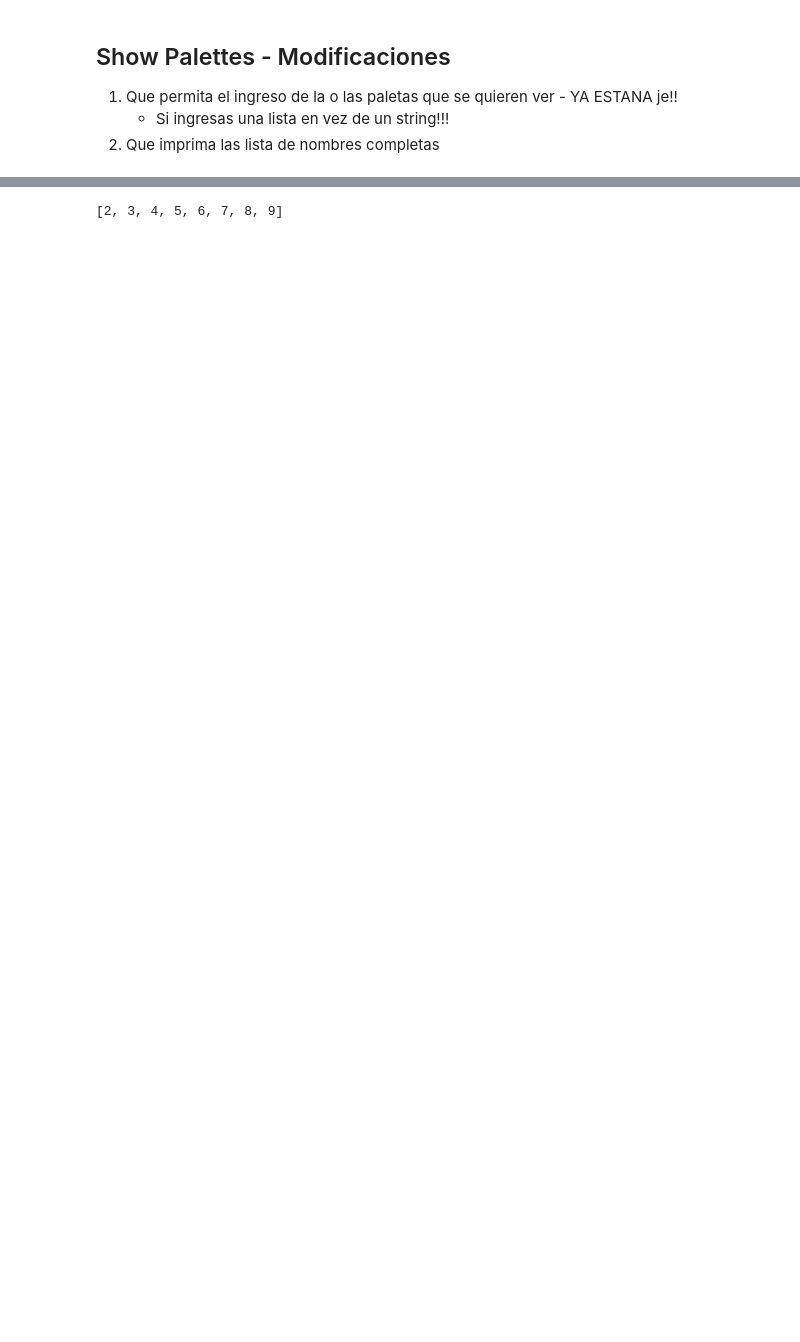
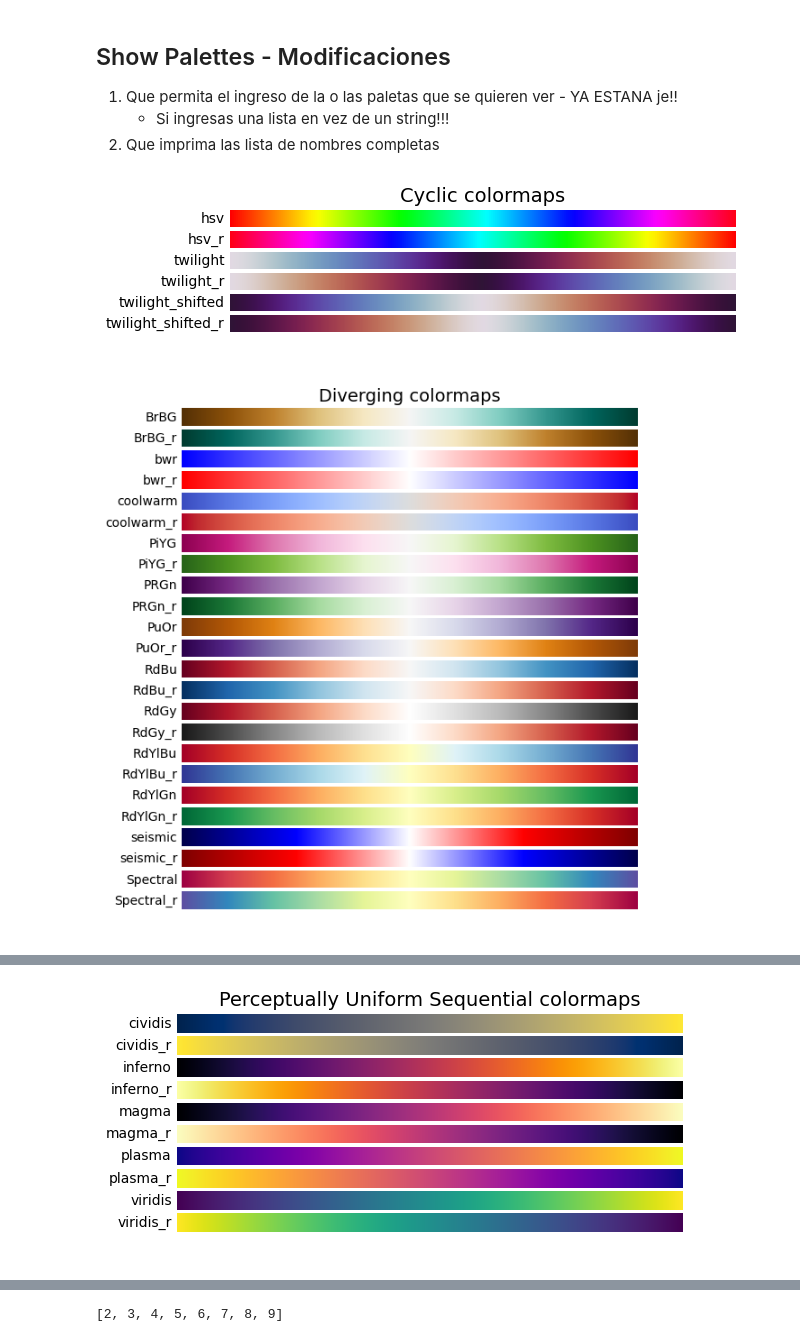
Before and after one commit to jmonti-gh/jm_utils, a Jupyter notebook: des/plt_colors.ipynb, the cells around one changed output, grey strips where cells are left out. Drawn from its saved outputs; the diff is of its cells as text; code cells hidden in the pictures; blank space fills up the shorter version.

```diff
--- a/des/plt_colors.ipynb
+++ b/des/plt_colors.ipynb
@@ -60,0 +176,36 @@ Divergentes:
+# %%
+# Sequential full
+more = ['spring', 'summer', 'winter', 'hot', 'afmhot', 'copper', 'gist_heat', 'binary', 'gist_yarg', 'gist_gray', 'gray', 'bone', 'pink']
+seq1 = ['viridis', 'plasma', 'inferno', 'magma', 'cividis', 'Greys', 'Purples', 'Blues', 'Greens', 'Oranges', 'Reds', 'YlOrBr', 'YlOrRd',
+        'OrRd', 'PuRd', 'RdPu', 'BuPu', 'GnBu', 'PuBu', 'YlGnBu', 'PuBuGn', 'BuGn', 'YlGn']
+seq2 = ['autumn', 'binary', 'Blues', 'brg', 'BuPu', 'cividis', 'cool', 'GnBu', 'Greens', 'Greys', 'gnuplot', 'inferno', 'magma',
+        'ocean', 'Oranges', 'OrRd', 'plasma', 'PuRd', 'Purples', 'Reds', 'terrain', 'viridis', 'Wistia']
+
+sum_sorted = sorted(set(more + seq1 + seq2), key = lambda s: s.lower())
+
+with_r = [pltt + "_r" for pltt in sum_sorted]
+
+full_lst = sorted(set(sum_sorted + with_r), key = lambda s: s.lower())
+
+print(f"{len(sum_sorted) = }, {len(with_r) = }, {len(full_lst) =}")
+
+for i, pltt in enumerate(full_lst):
+    print(f"'{pltt}',", end=" ")
+    if (i + 1) % 8 == 0:
+        print()
+
+
+# fmt_ss = textwrap.fill(", ".join(full_lst), width=120)
+# print(fmt_ss)
+
+sequential = ['afmhot', 'afmhot_r', 'autumn', 'autumn_r', 'binary', 'binary_r', 'Blues', 'Blues_r',
+              'bone', 'bone_r', 'brg', 'brg_r', 'BuGn', 'BuGn_r', 'BuPu', 'BuPu_r',
+              'cividis', 'cividis_r', 'cool', 'cool_r', 'copper', 'copper_r', 'gist_gray', 'gist_gray_r',
+              'gist_heat', 'gist_heat_r', 'gist_yarg', 'gist_yarg_r', 'GnBu', 'GnBu_r', 'gnuplot', 'gnuplot_r',
+              'gray', 'gray_r', 'Greens', 'Greens_r', 'Greys', 'Greys_r', 'hot', 'hot_r',
+              'inferno', 'inferno_r', 'magma', 'magma_r', 'ocean', 'ocean_r', 'Oranges', 'Oranges_r',
+              'OrRd', 'OrRd_r', 'pink', 'pink_r', 'plasma', 'plasma_r', 'PuBu', 'PuBu_r',
+              'PuBuGn', 'PuBuGn_r', 'PuRd', 'PuRd_r', 'Purples', 'Purples_r', 'RdPu', 'RdPu_r',
+              'Reds', 'Reds_r', 'spring', 'spring_r', 'summer', 'summer_r', 'terrain', 'terrain_r',
+              'viridis', 'viridis_r', 'winter', 'winter_r', 'Wistia', 'Wistia_r', 'YlGn', 'YlGn_r',
+              'YlGnBu', 'YlGnBu_r', 'YlOrBr', 'YlOrBr_r', 'YlOrRd', 'YlOrRd_r']
@@ -226,3 +491,12 @@ def show_plt_palettes(
 
     plt.show()
     return fig                  # Return the current figure for further manipulation if needed
+# %%
+for pltt in ['Cyclic', 'Diverging', 'Miscellaneous', 'Perceptually Uniform Sequential', 'Single-Hue Sequential',
+             'Multi-Hue Sequential', 'Other Sequential', 'Qualitative', 'Sample']:
+    fig = show_plt_palettes(pltt, discrete=False)
+
+# fig = show_plt_palettes('Qualitative', discrete=False)
+# %% [output]
+[figure, added]
+[figure, added]
@@ -228,0 +504 @@ def show_plt_palettes(
+[figure, added]
```
Also changed, not shown: parts of 19 cells of this notebook, 3 other files.
